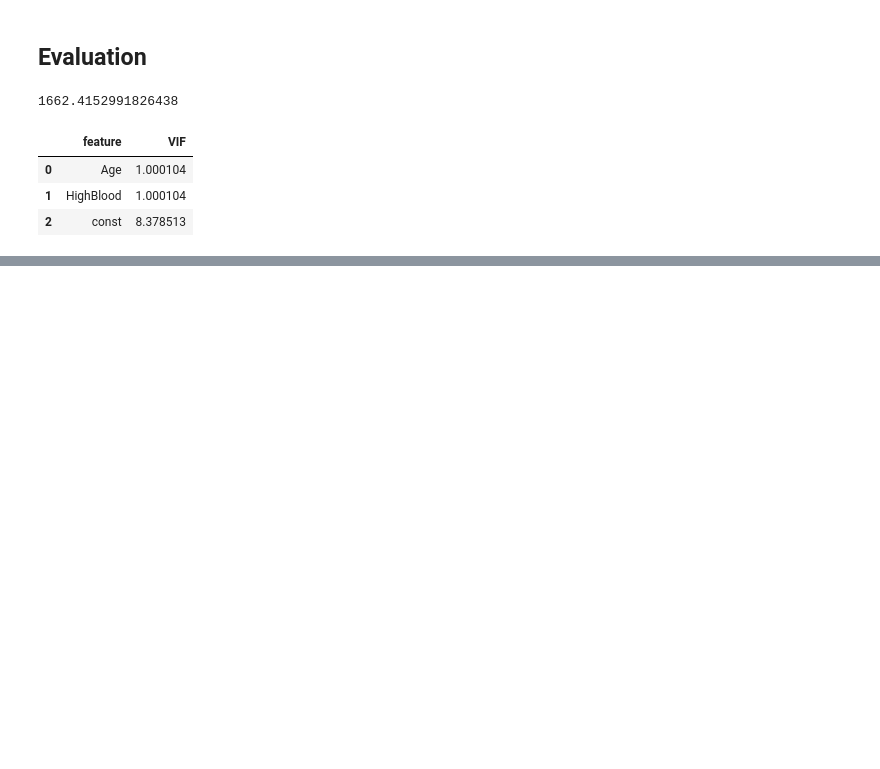
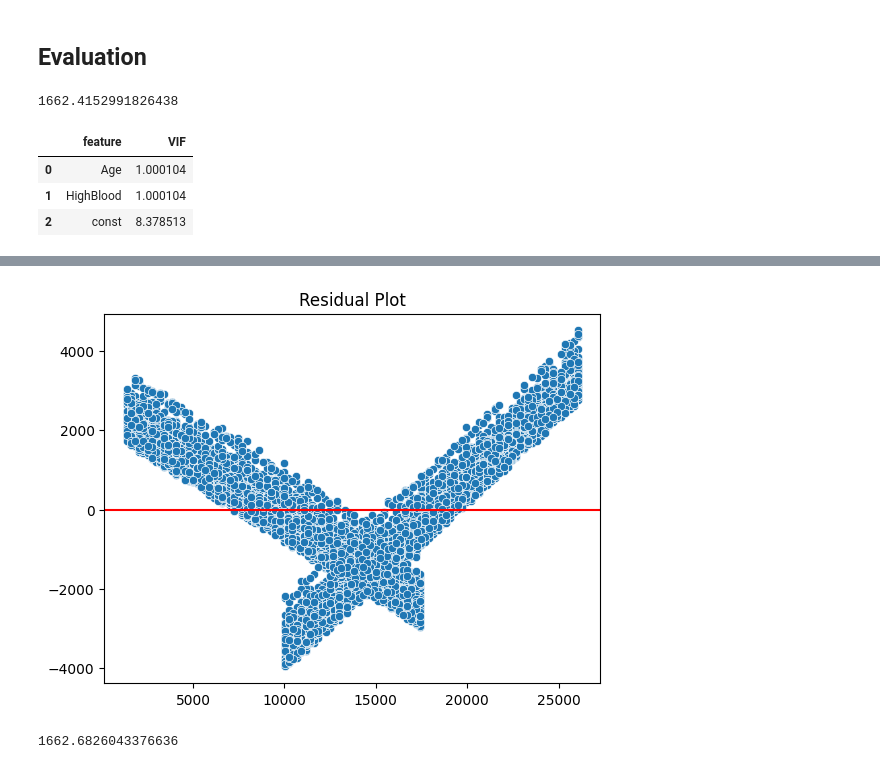
Before and after one commit to sjo1403/medical_predictive_modeling, a Jupyter notebook: D208 Task1 Model.ipynb, the cells around one changed output, grey strips where cells are left out. Cells and saved outputs as stored; diff of their text form; code cells hidden in the pictures; blank space fills up the shorter version.

Commit message:
Add files via upload
Verified heteroskedasticity in model2. Began writing associated paper

```diff
--- a/D208 Task1 Model.ipynb
+++ b/D208 Task1 Model.ipynb
@@ -206,0 +202,12 @@ for col in x.drop(columns='const').columns:
+# %%
+sns.scatterplot(x=y_pred, y=model2.resid)
+plt.axhline(0, color='r')
+plt.title('Residual Plot')
+plt.show()
+# %% [output]
+[figure, added]
+# %%
+# calculate residual standard error
+model2.resid.std(ddof=x.shape[1])
+# %% [output]
+1662.6826043376636
```
Also changed, not shown: parts of 6 cells of this notebook, 1 other file.
